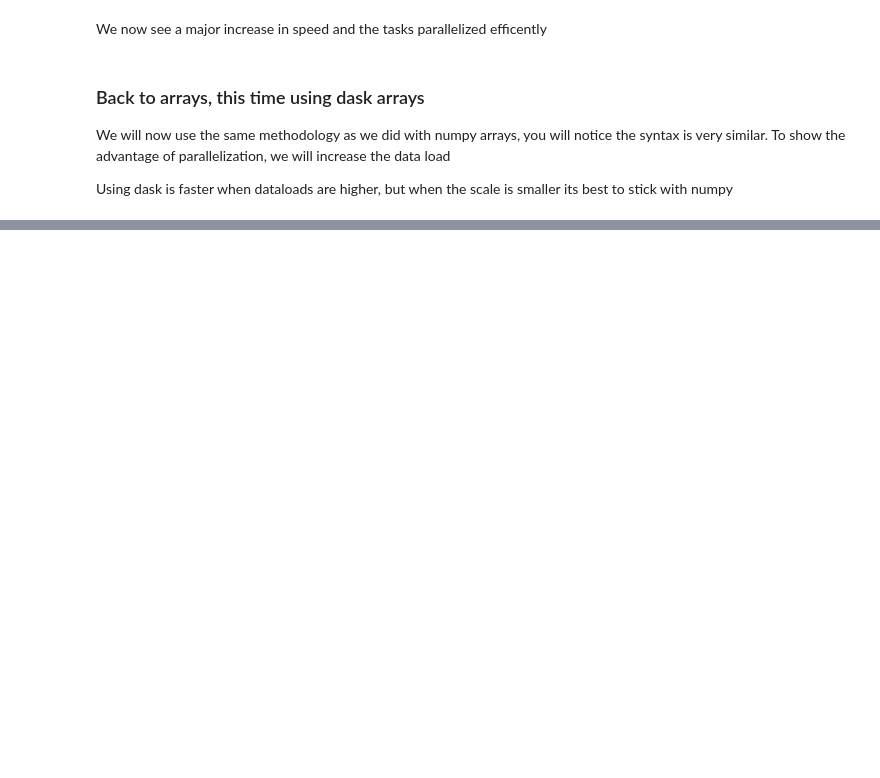
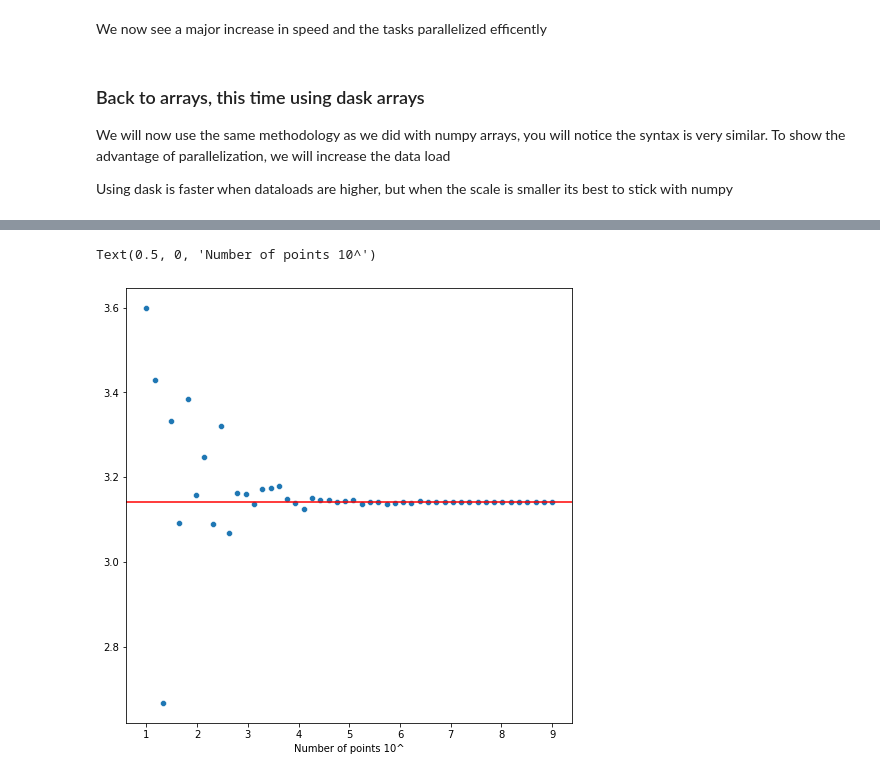
Before and after one commit to ddl-odette/Adv_data_science, a Jupyter notebook: Dask_pi.ipynb, the cells around one changed output, grey strips where cells are left out. Cells and saved outputs as stored; diff of their text form; code cells hidden in the pictures; blank space fills up the shorter version.

```diff
--- a/Dask_pi.ipynb
+++ b/Dask_pi.ipynb
@@ -416,6 +508,13 @@ for i in np.linspace(1,9,50):
 # %%
 plt.figure(figsize = (8,8))
+
 graph = sns.scatterplot(data = pi_list, y=pi_list.values(), x=pi_list.keys() )
-graph.axhline(math.pi, c='r', label='pi')
+
+pi = graph.axhline(math.pi, c='r')
+graph.axes.set_xlabel('Number of points 10^')
+graph.axes.set_ylabel('Pi a')
+# %% [output]
+Text(0.5, 0, 'Number of points 10^')
+[figure, added]
 # %%
 client.restart()
```
Also changed, not shown: parts of 15 cells of this notebook.
